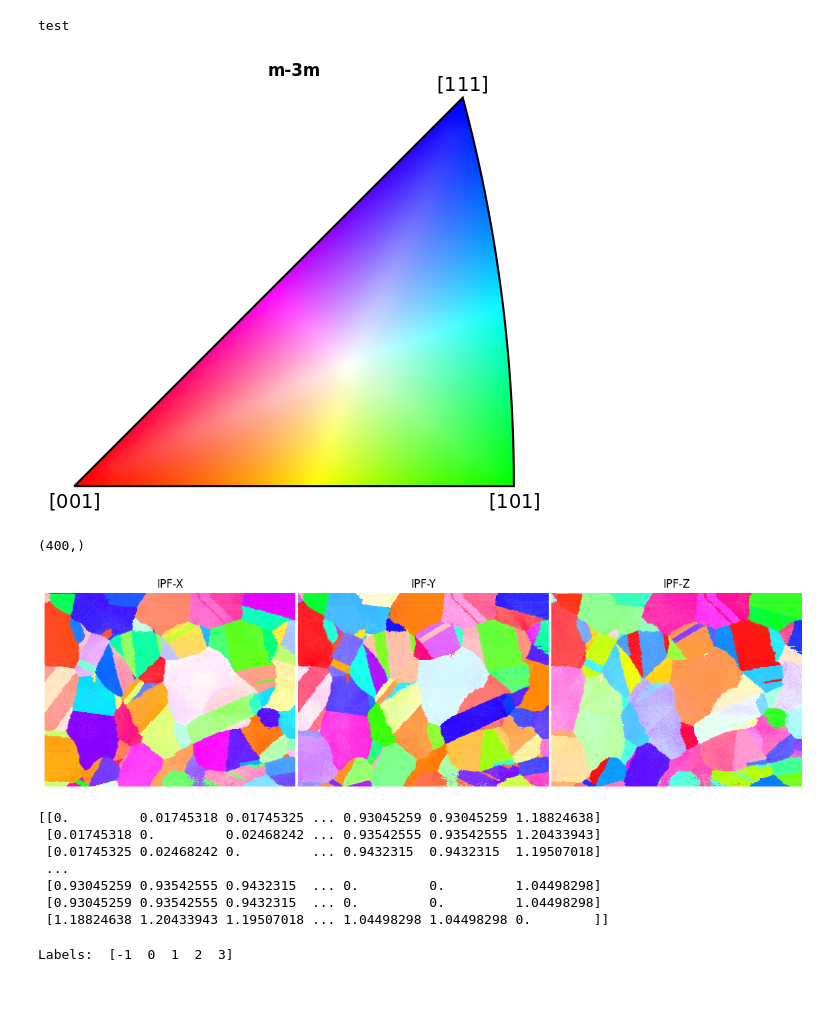
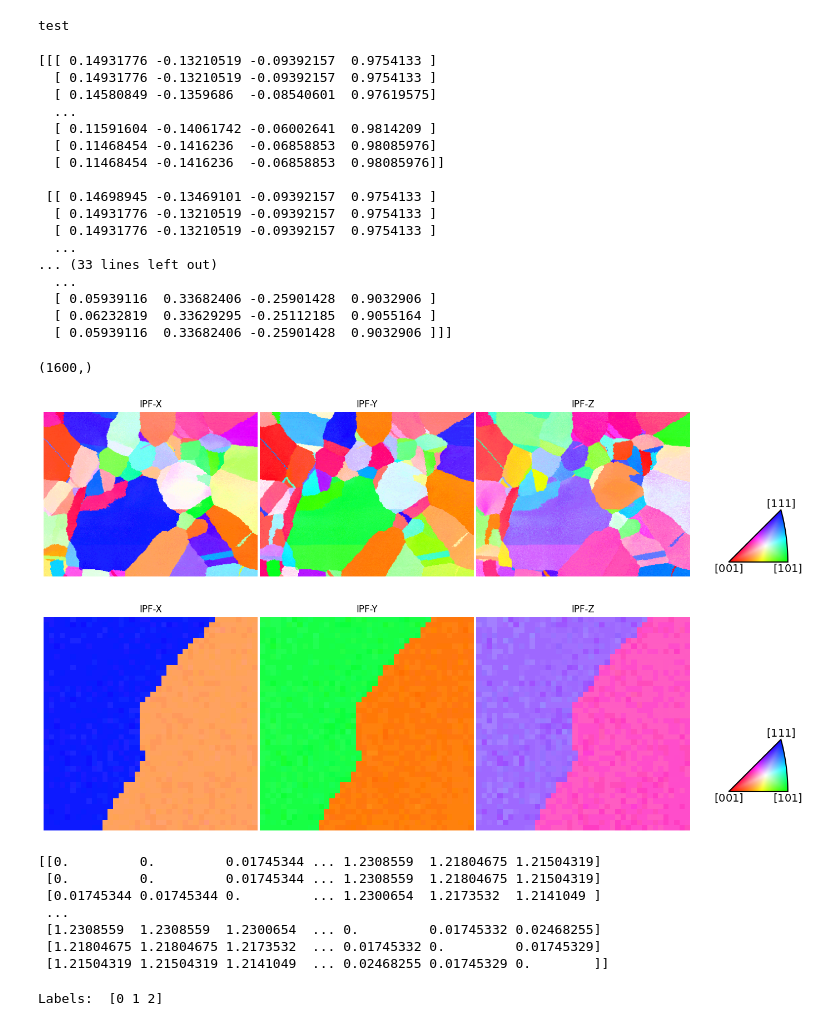
Before and after one commit to jmgiorgi-10/DataScienceNotebooks, a Jupyter notebook: DBSCAN on Materials Data.ipynb, the cells around one changed output. Saved outputs shown, nothing was run; the diff lists cells and outputs as text; code cells hidden in the pictures; blank space fills up the shorter version.

```diff
--- a/DBSCAN on Materials Data.ipynb
+++ b/DBSCAN on Materials Data.ipynb
@@ -12,11 +12,29 @@ test
 from orix.quaternion.symmetry import Oh
 # %%
 # Load and x-plane cross-section of a 3D EBSD microscope scan of Nickel unit crystal orientations
-all_data = np.load("Open_718_Test_hr_x_block_45.npy")
+all_data = np.load("Open_718_Test_hr_x_block_15.npy")
+# all_data = np.roll(all_data, shift=1, axis=-1)
+print(all_data)
 # Decrease computational burden for this excercise
-data = all_data[50:70, 50:70]
+data = all_data[200:240, 200:240]
+# %% [output]
+[[[ 0.14931776 -0.13210519 -0.09392157  0.9754133 ]
+  [ 0.14931776 -0.13210519 -0.09392157  0.9754133 ]
+  [ 0.14580849 -0.1359686  -0.08540601  0.97619575]
+  ...
+  [ 0.11591604 -0.14061742 -0.06002641  0.9814209 ]
+  [ 0.11468454 -0.1416236  -0.06858853  0.98085976]
+  [ 0.11468454 -0.1416236  -0.06858853  0.98085976]]
+
+ [[ 0.14698945 -0.13469101 -0.09392157  0.9754133 ]
+  [ 0.14931776 -0.13210519 -0.09392157  0.9754133 ]
+  [ 0.14931776 -0.13210519 -0.09392157  0.9754133 ]
+  ...
+... (33 lines left out)
+  ...
+  [ 0.05939116  0.33682406 -0.25901428  0.9032906 ]
+  [ 0.06232819  0.33629295 -0.25112185  0.9055164 ]
+  [ 0.05939116  0.33682406 -0.25901428  0.9032906 ]]]
 # %%
 from orix import plot
-plot.IPFColorKeyTSL(Oh).plot()
+# plot.IPFColorKeyTSL(Oh).plot()
-# %% [output]
-[figure, removed]
@@ -41,35 +59,57 @@ ori.symmetry = Oh
 ori = ori.map_into_symmetry_reduced_zone()
 print(ori.shape)
 # %% [output]
-(400,)
+(1600,)
 # %%
 # Visualize EBSD data with inverse pole figure in the selected data region
 from orix.vector import AxAngle, Vector3d
 import matplotlib.pyplot as plt
 
 ckey = plot.IPFColorKeyTSL(Oh)
 directions = [(1, 0, 0), (0, 1, 0), (0, 0, 1)]
 titles = ["X", "Y", "Z"]
 
+## ALL DATA ##
 fig, axes = plt.subplots(ncols=3, figsize=(15, 10))
 for i, ax in enumerate(axes):
     ckey.direction = Vector3d(directions[i])
     # Invert because orix assumes lab2crystal when coloring orientations
     ax.imshow(ckey.orientation2color(~ori_all))
     ax.set_title(f"IPF-{titles[i]}")
     ax.axis("off")
 
-# # Add color key
-# ax_ipfkey = fig.add_axes(
-#     [0.932, 0.37, 0.1, 0.1],  # (Left, bottom, width, height)
-#     projection="ipf",
-#     symmetry=ori.symmetry.laue,
-# )
+# Add color key
+ax_ipfkey = fig.add_axes(
+    [0.932, 0.37, 0.1, 0.1],  # (Left, bottom, width, height)
+    projection="ipf",
+    symmetry=ori.symmetry.laue,
+)
 ax_ipfkey.plot_ipf_color_key()
 ax_ipfkey.set_title("")
 fig.subplots_adjust(wspace=0.01)
+
+## ANALYZED DATA ##
+
+fig, axes = plt.subplots(ncols=3, figsize=(15, 10))
+for i, ax in enumerate(axes):
+    ckey.direction = Vector3d(directions[i])
+    # Invert because orix assumes lab2crystal when coloring orientations
+    ax.imshow(ckey.orientation2color(~ori.reshape(shape)))
+    ax.set_title(f"IPF-{titles[i]}")
+    ax.axis("off")
+
+# Add color key
+ax_ipfkey = fig.add_axes(
+    [0.932, 0.37, 0.1, 0.1],  # (Left, bottom, width, height)
+    projection="ipf",
+    symmetry=ori.symmetry.laue,
+)
+ax_ipfkey.plot_ipf_color_key()
+ax_ipfkey.set_title("")
+fig.subplots_adjust(wspace=0.01)
 # %% [output]
-[figure, old version]
+[figure, new version]
+[figure, added]
 # %%
 from orix.quaternion.symmetry import C1
 # Remove symmetry by setting to point group 1 (identity operation)
@@ -82,13 +122,13 @@ mori1 = (~ori_without_symmetry).outer(ori_without_symmetry)
 D1 = mori1.angle
 print(D1)
 # %% [output]
-[[0.         0.01745318 0.01745325 ... 0.93045259 0.93045259 1.18824638]
- [0.01745318 0.         0.02468242 ... 0.93542555 0.93542555 1.20433943]
- [0.01745325 0.02468242 0.         ... 0.9432315  0.9432315  1.19507018]
+[[0.         0.         0.01745344 ... 1.2308559  1.21804675 1.21504319]
+ [0.         0.         0.01745344 ... 1.2308559  1.21804675 1.21504319]
+ [0.01745344 0.01745344 0.         ... 1.2300654  1.2173532  1.2141049 ]
  ...
- [0.93045259 0.93542555 0.9432315  ... 0.         0.         1.04498298]
- [0.93045259 0.93542555 0.9432315  ... 0.         0.         1.04498298]
- [1.18824638 1.20433943 1.19507018 ... 1.04498298 1.04498298 0.        ]]
+ [1.2308559  1.2308559  1.2300654  ... 0.         0.01745332 0.02468255]
+ [1.21804675 1.21804675 1.2173532  ... 0.01745332 0.         0.01745329]
+ [1.21504319 1.21504319 1.2141049  ... 0.02468255 0.01745329 0.        ]]
 # %%
 # Use Sklearn PyPi library for unsupervised clustering (DBSCAN)
 # Use pyplot to plot fundamental region
@@ -96,7 +136,7 @@ from sklearn.cluster import DBSCAN
 dbscan_naive = DBSCAN(eps=0.1, min_samples=2, metric="precomputed").fit(D1)
 print("Labels: ", np.unique(dbscan_naive.labels_))
 # %% [output]
-Labels:  [-1  0  1  2  3]
+Labels:  [0 1 2]
 # %%
 # Elements of symmetry groups are set transformations that leave an object invariant. \
 # Symmetry groups are quaternion representations of point groups
```
Also changed, not shown: parts of 15 cells of this notebook, 4 other files.
